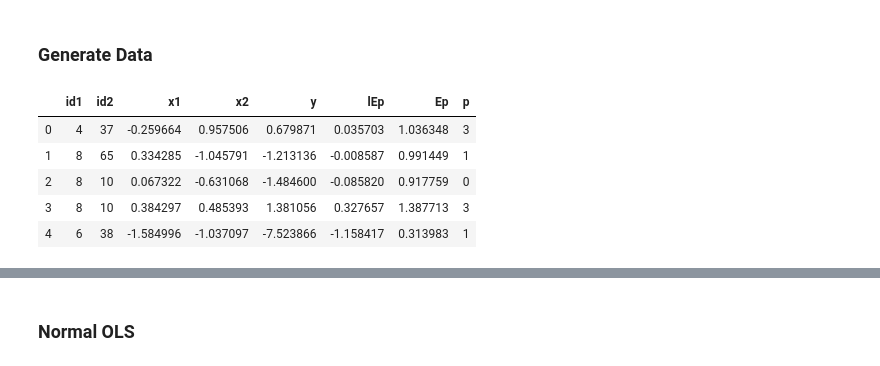
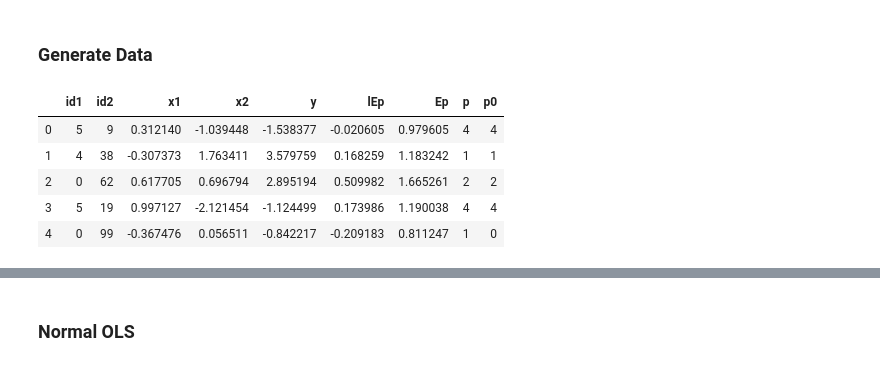
Before and after one commit to iamlemec/fastreg, a Jupyter notebook: benchmark.ipynb, the cells around one changed output, grey strips where cells are left out. Drawn from its saved outputs; the diff is of its cells as text; code cells hidden in the pictures.

```diff
--- a/benchmark.ipynb
+++ b/benchmark.ipynb
@@ -11,22 +11,23 @@ N, K1, K2 = 100_000, 10, 100
 # %%
 df0 = pd.DataFrame({
     'id1': st.randint(K1, size=N),
     'id2': st.randint(K2, size=N),
     'x1': st.randn(N),
     'x2': st.randn(N)
 })
 df0['y'] = 3*df0['x1'] + 2*df0['x2'] + st.randn(N)
 df0['lEp'] = 0.6*df0['x1'] + 0.2*df0['x2']
 df0['Ep'] = np.exp(df0['lEp'])
 df0['p'] = np.random.poisson(df0['Ep'])
+df0['p0'] = np.where(st.rand(N) < 0.2, 0, df0['p'])
 df0.head()
 # %% [output]
-|  | id1 | id2 | x1 | x2 | y | lEp | Ep | p |
-| 0 | 4 | 37 | -0.259664 | 0.957506 | 0.679871 | 0.035703 | 1.036348 | 3 |
-| 1 | 8 | 65 | 0.334285 | -1.045791 | -1.213136 | -0.008587 | 0.991449 | 1 |
-| 2 | 8 | 10 | 0.067322 | -0.631068 | -1.484600 | -0.085820 | 0.917759 | 0 |
-| 3 | 8 | 10 | 0.384297 | 0.485393 | 1.381056 | 0.327657 | 1.387713 | 3 |
-| 4 | 6 | 38 | -1.584996 | -1.037097 | -7.523866 | -1.158417 | 0.313983 | 1 |
+|  | id1 | id2 | x1 | x2 | y | lEp | Ep | p | p0 |
+| 0 | 5 | 9 | 0.312140 | -1.039448 | -1.538377 | -0.020605 | 0.979605 | 4 | 4 |
+| 1 | 4 | 38 | -0.307373 | 1.763411 | 3.579759 | 0.168259 | 1.183242 | 1 | 1 |
+| 2 | 0 | 62 | 0.617705 | 0.696794 | 2.895194 | 0.509982 | 1.665261 | 2 | 2 |
+| 3 | 5 | 19 | 0.997127 | -2.121454 | -1.124499 | 0.173986 | 1.190038 | 4 | 4 |
+| 4 | 0 | 99 | -0.367476 | 0.056511 | -0.842217 | -0.209183 | 0.811247 | 1 | 0 |
 # %%
 df = pd.DataFrame({
     'id1': st.randint(K1, size=N),
```
Also changed, not shown: parts of 8 cells of this notebook, 1 other file.
